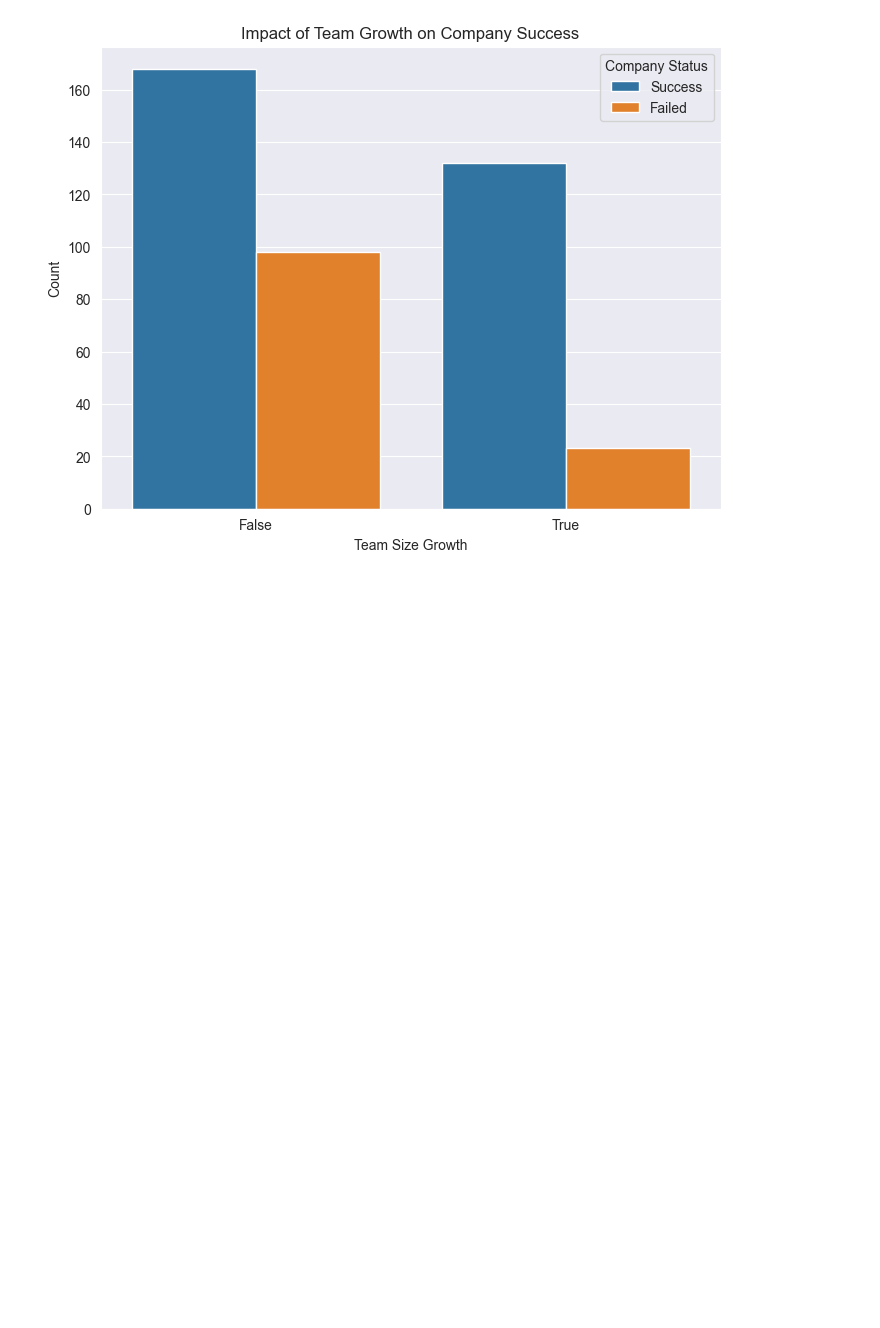
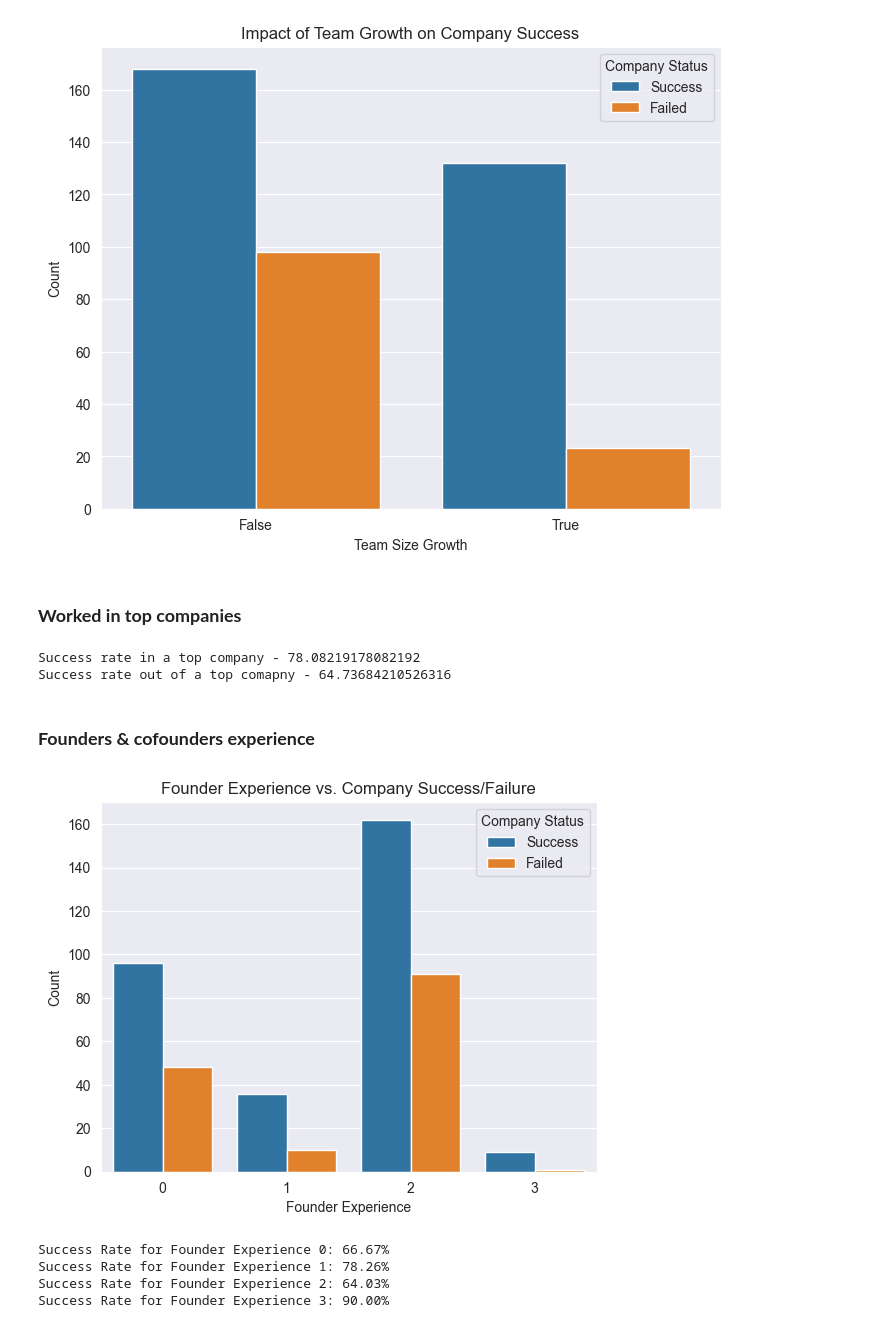
Before and after one commit to RobertArustamyan/StartupAnalyze, a Jupyter notebook: analysis.ipynb, the cells around one changed output. Drawn from its saved outputs; the diff is of its cells as text; code cells hidden in the pictures; blank space fills up the shorter version.

```diff
--- a/analysis.ipynb
+++ b/analysis.ipynb
@@ -48,3 +50,24 @@ TeamGrowth = TeamGrown(df)
 TeamGrowth.plot_team_growth_success()
 # %% [output]
 [figure]
+# %% [markdown]
+### **Worked in top companies**
+# %%
+TopCompany = TopCompanyAnalyze(df)
+TopCompany.analyze_data()
+columns_for_model.append('Worked in top companies')
+# %% [output]
+Success rate in a top company - 78.08219178082192
+Success rate out of a top comapny - 64.73684210526316
+# %% [markdown]
+### **Founders & cofounders experience**
+# %%
+Founderexp = FoundersExperience(df)
+Founderexp.plot_founder_experience_vs_success()
+columns_for_model.append('Founder Experience')
+# %% [output]
+[figure, added]
+Success Rate for Founder Experience 0: 66.67%
+Success Rate for Founder Experience 1: 78.26%
+Success Rate for Founder Experience 2: 64.03%
+Success Rate for Founder Experience 3: 90.00%
```
Also changed, not shown: parts of 2 cells of this notebook.
